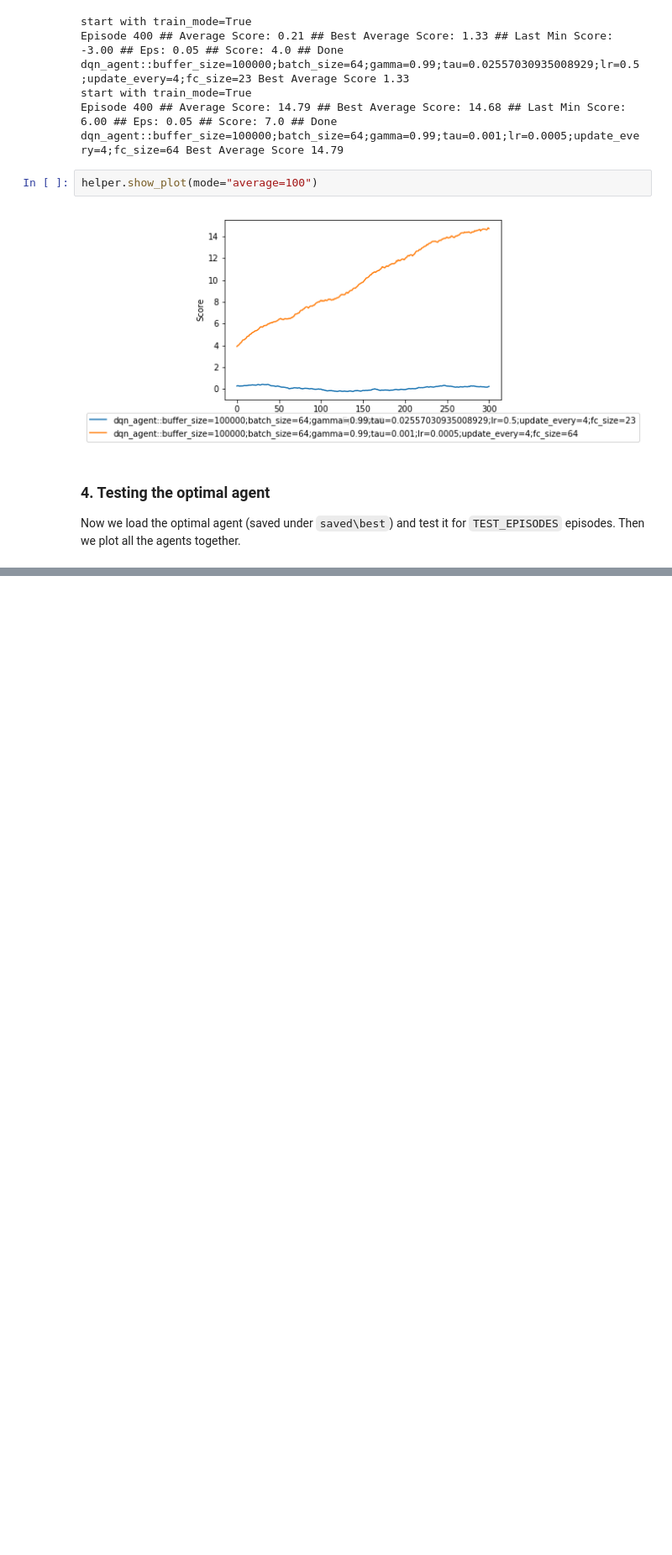
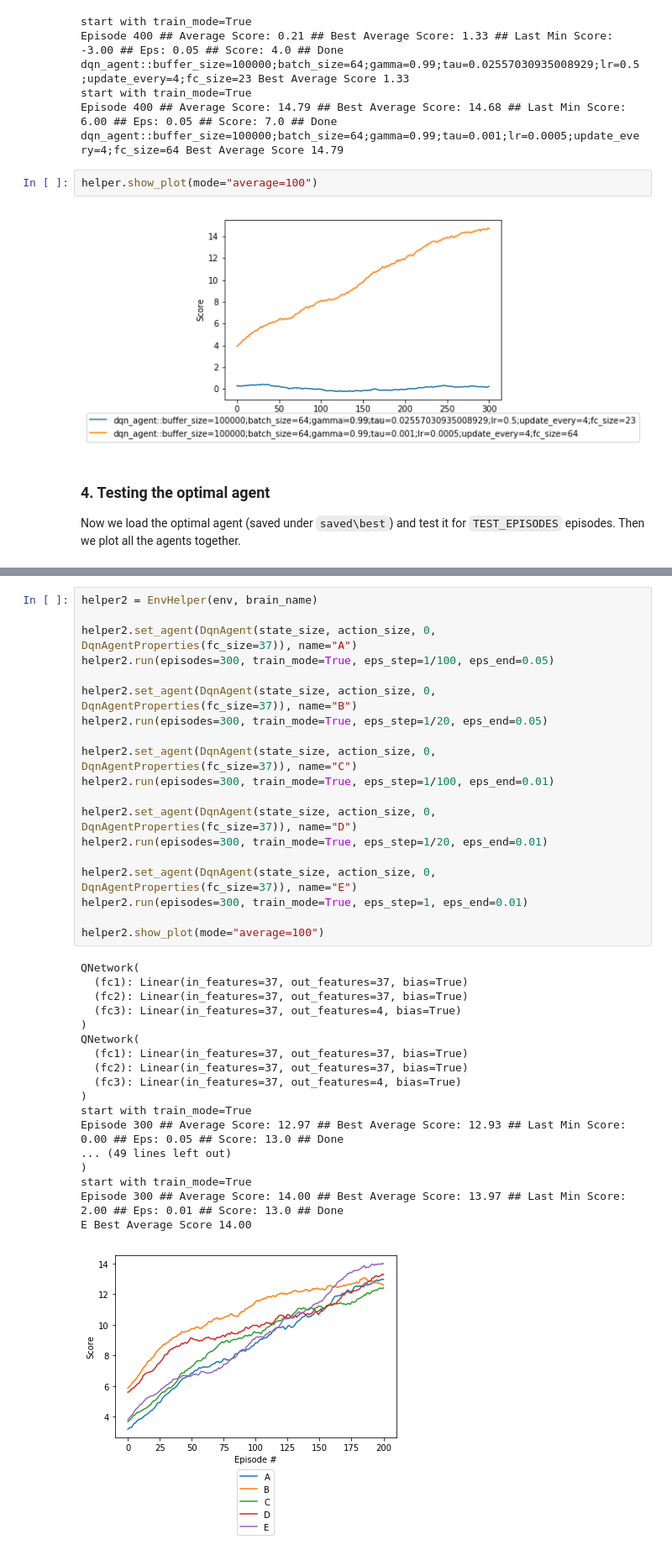
Before and after one commit to rwiatr/deep-reinforcement-learning, a Jupyter notebook: navigation/Navigation.ipynb, the cells around one changed output, grey strips where cells are left out. Shown: that part at 84% size. Drawn from its saved outputs; the diff is of its cells as text; blank space fills up the shorter version.

```diff
--- a/navigation/Navigation.ipynb
+++ b/navigation/Navigation.ipynb
@@ -138,3 +137,41 @@ start with train_mode=False
 Episode 400 ## Average Score: 15.62 ## Best Average Score: 16.23 ## Last Min Score: 0.00 ## Eps: 0.00 ## Score: 18.0 ## Done
 dqn_agent::buffer_size=100000;batch_size=64;gamma=0.99;tau=0.001;lr=0.0005;update_every=4;fc_size=37 Best Average Score 16.23
 [figure]
+# %%
+helper2 = EnvHelper(env, brain_name)
+
+helper2.set_agent(DqnAgent(state_size, action_size, 0, DqnAgentProperties(fc_size=37)), name="A")
+helper2.run(episodes=300, train_mode=True, eps_step=1/100, eps_end=0.05)
+
+helper2.set_agent(DqnAgent(state_size, action_size, 0, DqnAgentProperties(fc_size=37)), name="B")
+helper2.run(episodes=300, train_mode=True, eps_step=1/20, eps_end=0.05)
+
+helper2.set_agent(DqnAgent(state_size, action_size, 0, DqnAgentProperties(fc_size=37)), name="C")
+helper2.run(episodes=300, train_mode=True, eps_step=1/100, eps_end=0.01)
+
+helper2.set_agent(DqnAgent(state_size, action_size, 0, DqnAgentProperties(fc_size=37)), name="D")
+helper2.run(episodes=300, train_mode=True, eps_step=1/20, eps_end=0.01)
+
+helper2.set_agent(DqnAgent(state_size, action_size, 0, DqnAgentProperties(fc_size=37)), name="E")
+helper2.run(episodes=300, train_mode=True, eps_step=1, eps_end=0.01)
+
+helper2.show_plot(mode="average=100")
+# %% [output]
+QNetwork(
+  (fc1): Linear(in_features=37, out_features=37, bias=True)
+  (fc2): Linear(in_features=37, out_features=37, bias=True)
+  (fc3): Linear(in_features=37, out_features=4, bias=True)
+)
+QNetwork(
+  (fc1): Linear(in_features=37, out_features=37, bias=True)
+  (fc2): Linear(in_features=37, out_features=37, bias=True)
+  (fc3): Linear(in_features=37, out_features=4, bias=True)
+)
+start with train_mode=True
+Episode 300 ## Average Score: 12.97 ## Best Average Score: 12.93 ## Last Min Score: 0.00 ## Eps: 0.05 ## Score: 13.0 ## Done
+... (49 lines left out)
+)
+start with train_mode=True
+Episode 300 ## Average Score: 14.00 ## Best Average Score: 13.97 ## Last Min Score: 2.00 ## Eps: 0.01 ## Score: 13.0 ## Done
+E Best Average Score 14.00
+[figure, added]
```
Also changed, not shown: parts of 5 cells of this notebook, 2 other files.
